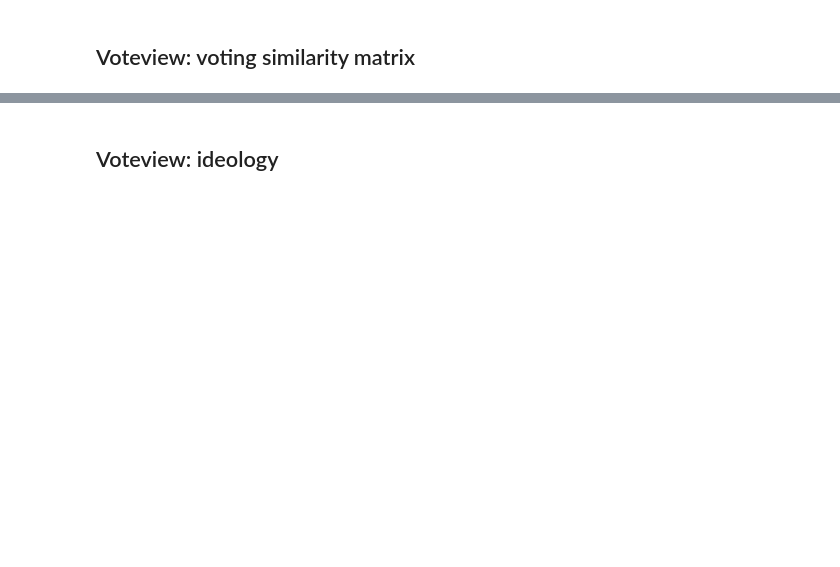
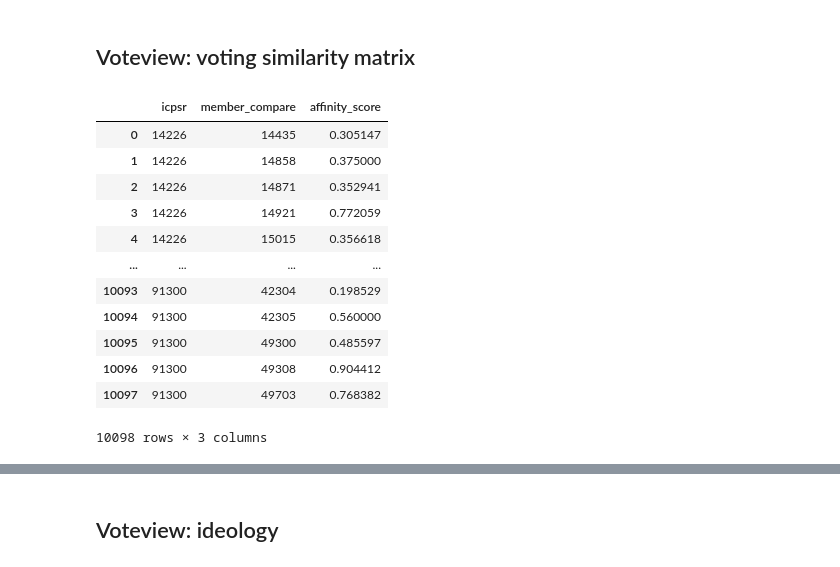
Before and after one commit to jkropko/contrans2023, a Jupyter notebook: all_data.ipynb, the cells around one changed output, grey strips where cells are left out. Saved outputs shown, nothing was run; the diff lists cells and outputs as text; code cells hidden in the pictures; blank space fills up the shorter version.

```diff
--- a/all_data.ipynb
+++ b/all_data.ipynb
@@ -278,0 +273,16 @@ contributions.to_csv("Data/os_contributions.csv", index=False)
+# %%
+affinity
+# %% [output]
+|  | icpsr | member_compare | affinity_score |
+| 0 | 14226 | 14435 | 0.305147 |
+| 1 | 14226 | 14858 | 0.375000 |
+| 2 | 14226 | 14871 | 0.352941 |
+| 3 | 14226 | 14921 | 0.772059 |
+| 4 | 14226 | 15015 | 0.356618 |
+| ... | ... | ... | ... |
+| 10093 | 91300 | 42304 | 0.198529 |
+| 10094 | 91300 | 42305 | 0.560000 |
+| 10095 | 91300 | 49300 | 0.485597 |
+| 10096 | 91300 | 49308 | 0.904412 |
+| 10097 | 91300 | 49703 | 0.768382 |
+10098 rows × 3 columns
```
Also changed, not shown: parts of 25 cells of this notebook, 2 other files.
